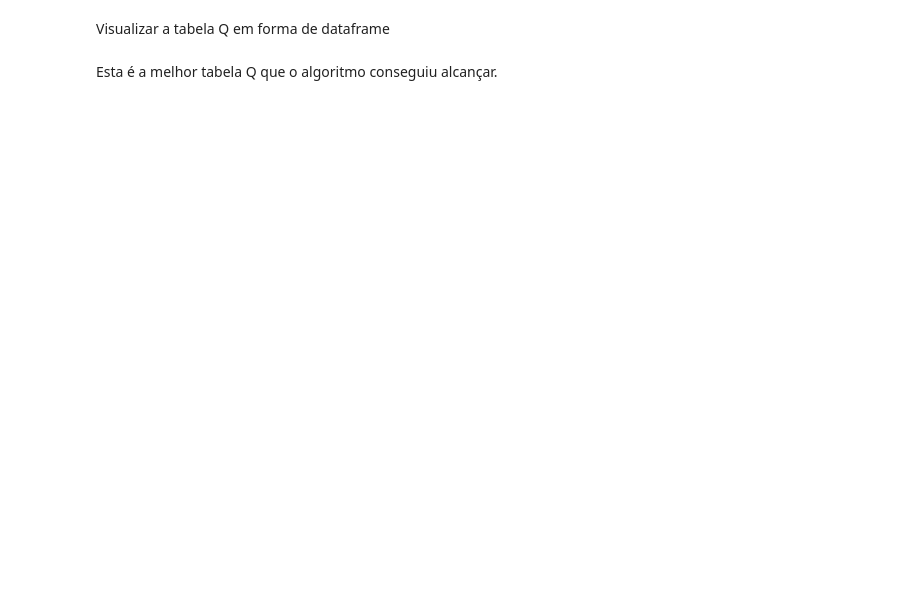
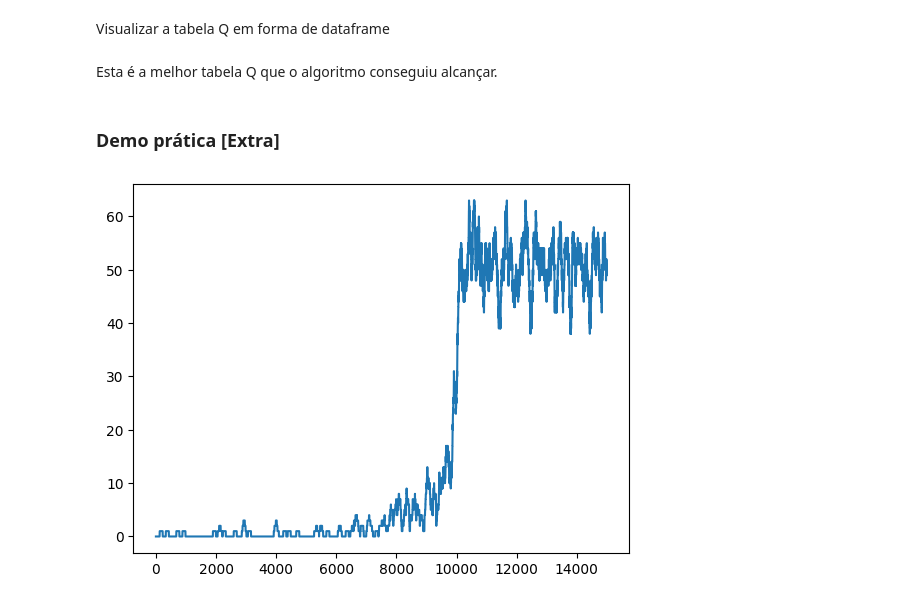
Before and after one commit to JoaoCordeir0/machine_learning_ufv, a Jupyter notebook: semana4.ipynb, the cells around one changed output. Drawn from its saved outputs; the diff is of its cells as text; code cells hidden in the pictures; blank space fills up the shorter version.

```diff
--- a/semana4.ipynb
+++ b/semana4.ipynb
@@ -204,7 +204,7 @@ epsilon = 0.2  # Taxa de exploração
 print(f"A tabela Q foi inicializada como:\n{q_table}")
 
 # Treinamento
-for episode in range(10):
+for episode in range(100000):
     state = 0  # Estado inicial
     #print(f"A tabela Q antes de iniciar o episódio {episode+1}:\n{q_table}")
 
@@ -255,3 +308,78 @@ display(styled_q_table)
 print(f"Gabarito do labirinto:\n{lake}")
 # %% [markdown]
 Esta é a melhor tabela Q que o algoritmo conseguiu alcançar.
+# %% [markdown]
+### Demo prática [Extra]
+# %%
+import gymnasium as gym
+import numpy as np
+import matplotlib.pyplot as plt
+import pickle
+
+def run(episodes, is_training=True, render=False):
+
+    env = gym.make('FrozenLake-v1', map_name='8x8', is_slippery=True, render_mode='human' if render else None)
+
+    if(is_training):
+        q = np.zeros((env.observation_space.n, env.action_space.n)) # init a 64 x 4 array
+    else:
+        f = open('./data/frozen_lake8x8.pkl', 'rb')
+        q = pickle.load(f)
+        f.close()
+
+    learning_rate_a = 0.9 # alpha or learning rate
+    discount_factor_g = 0.9 # gamma or discount rate. Near 0: more weight/reward placed on immediate state. Near 1: more on future state.
+    epsilon = 1 # 1 = 100% random actions
+    epsilon_decay_rate = 0.0001 # epsilon decay rate. 1/0.0001 = 10,000
+    rng = np.random.default_rng() # random number generator
+
+    rewards_per_episode = np.zeros(episodes)
+
+    for i in range(episodes):
+        state = env.reset()[0] # states: 0 to 63, 0=top left corner,63=bottom right corner
+        terminated = False # True when fall in hole or reached goal
+        truncated = False # True when actions > 200
+
+        while(not terminated and not truncated):
+            if is_training and rng.random() < epsilon:
+                action = env.action_space.sample() # actions: 0=left,1=down,2=right,3=up
+            else:
+                action = np.argmax(q[state,:])
+
+            new_state, reward, terminated, truncated,_ = env.step(action)
+
+            if is_training:
+                q[state, action] = q[state,action] + learning_rate_a * (
+                    reward + discount_factor_g * np.max(q[new_state]) - q[state, action]
+                )
+
+            state = new_state
+
+        epsilon = max(epsilon - epsilon_decay_rate, 0)
+
+        if epsilon == 0:
+            learning_rate_a = 0.0001
+
+        if reward == 1:
+            rewards_per_episode[i] = 1
+
+    env.close()
+
+    sum_rewards = np.zeros(episodes)
+    for t in range(episodes):
+        sum_rewards[t] = np.sum(rewards_per_episode[max(0, t-100):(t+1)])
+
+    plt.plot(sum_rewards)
+    plt.savefig('./data/frozen_lake8x8.png')
+
+    if is_training:
+        f = open('./data/frozen_lake8x8.pkl','wb')
+        pickle.dump(q, f)
+        f.close()
+
+if __name__ == '__main__':
+    run(15000)
+    #run(1000, is_training=False, render=True)
+    #run(1, is_training=False, render=True)
+# %% [output]
+[figure, added]
```
Also changed, not shown: parts of 3 cells of this notebook, 3 other files.
